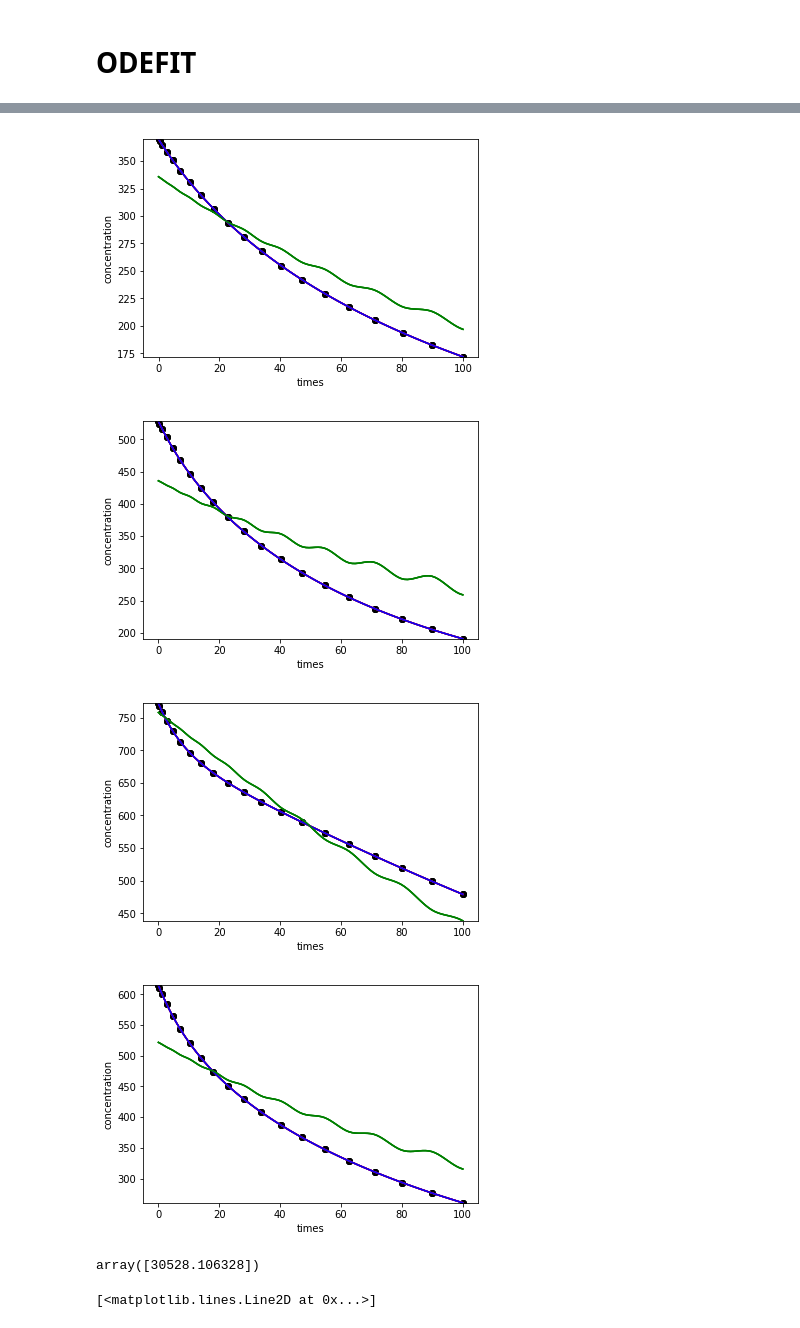
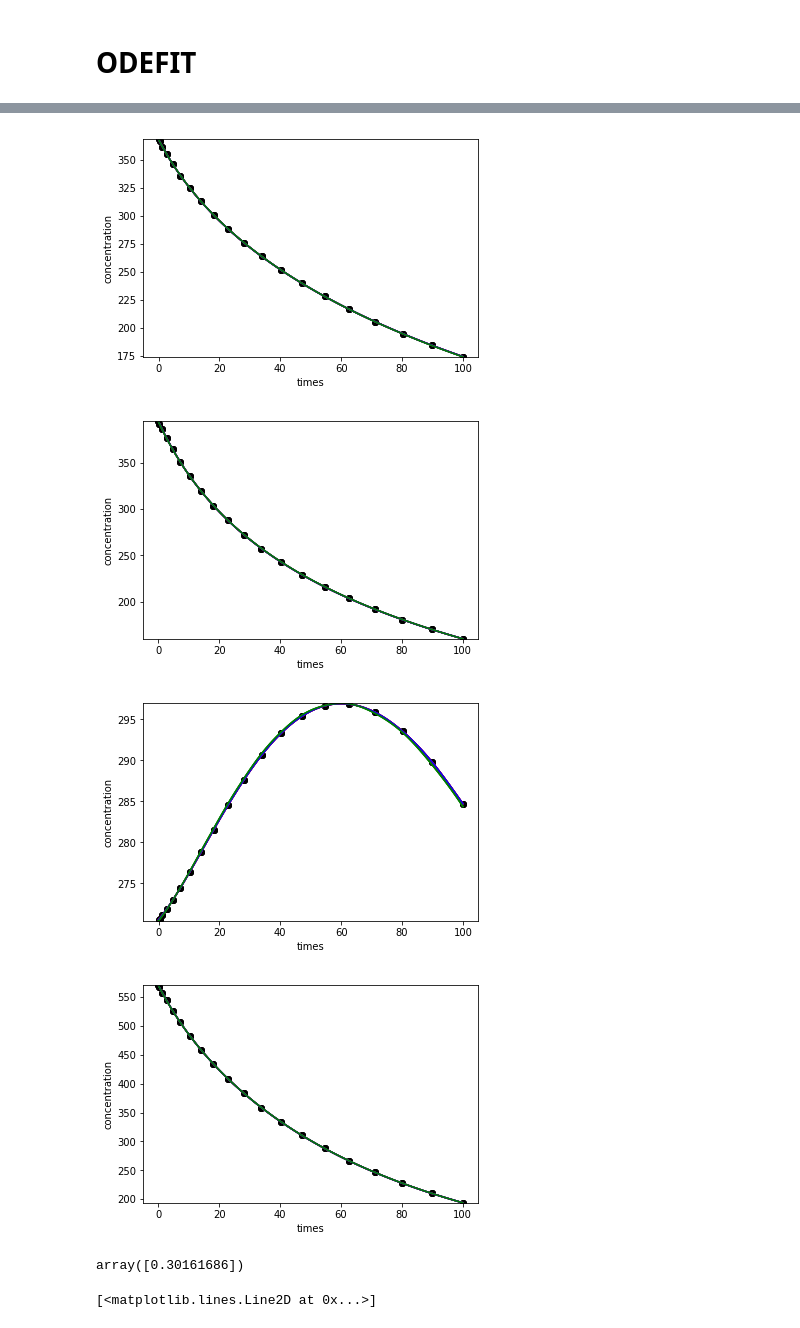
Before and after one commit to NiklasPfister/CausalKinetiX-python, a Jupyter notebook: dev/examples.ipynb, the cells around one changed output, grey strips where cells are left out. Drawn from its saved outputs; the diff is of its cells as text; code cells hidden in the pictures.

```diff
--- a/dev/examples.ipynb
+++ b/dev/examples.ipynb
@@ -244,5 +232,4 @@ true_model: [[0], [1], [1, 9]]
 # %%
-CausalKinetiX_modelranking(D, time, env, target,
-                           [true_model],
-                           include_vars=None, show_plot=True, score_type="mean2")
+CausalKinetiX_modelranking(D, time, env, target, [true_model],
+                           include_vars=None, show_plot=True, score_type="mean2",integrated_model=False)
 # %% [output]
@@ -250,8 +237,8 @@ CausalKinetiX_modelranking(D, time, env, target,
-[figure, old version]
+[figure, new version]
-[figure, old version]
+[figure, new version]
-[figure, old version]
+[figure, new version]
-[figure, old version]
+[figure, new version]
-array([30528.106328])
+array([0.30161686])
 # %%
 ### Estimate dY (derivative) by spline
 X = D[0:5,:].reshape([5, 11, len(time)])
```
Also changed, not shown: parts of 17 cells of this notebook, 3 other files.
